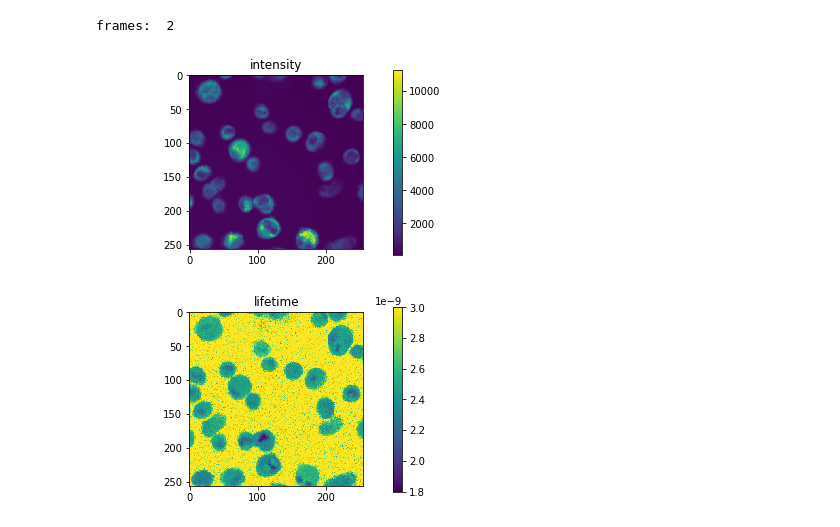
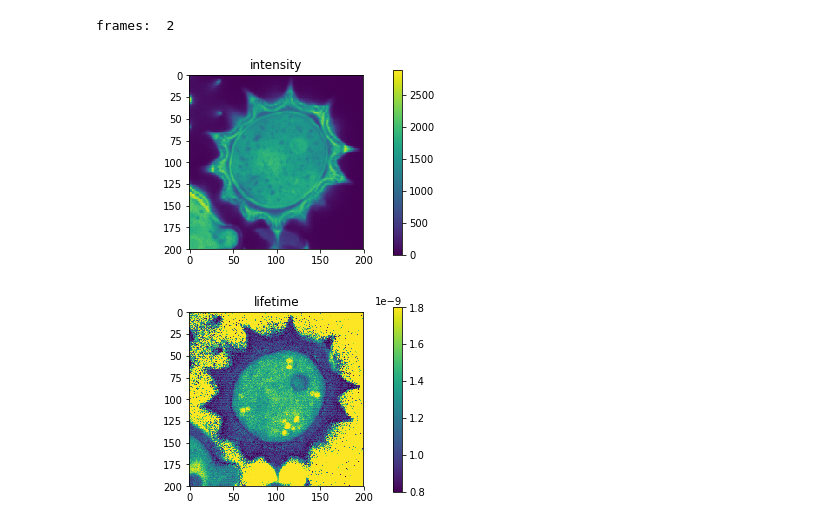
Before and after one commit to py-E-SIS/Notebooks, a Jupyter notebook: Import_SPT_tiff.ipynb, the cells around one changed output. Drawn from its saved outputs; the diff is of its cells as text; code cells hidden in the pictures.

Commit message:
with daisy pollen

```diff
--- a/Import_SPT_tiff.ipynb
+++ b/Import_SPT_tiff.ipynb
@@ -2,13 +2,20 @@
 #import numpy as np
 import matplotlib.pyplot as plt
 import pims
-# %%
-v = pims.TiffStack('test.tif')
-print('frames: ',len(v))
-intensity=v[0]
-lifetime=v[1]
-# %% [output]
-frames:  2
+# %%
+v = pims.TiffStack('daisy.tiff')
+
+print('frames: ',len(v))
+
+# the number of frames depends on what exactly the image is formed of. If the exported image is a
+# fastFLIM images the tiff file will contain 2 frames:
+# intensity
+# average lifetime (unfitted, this is the average photon arrival time)
+
+intensity=v[0]
+lifetime=v[1]
+# %% [output]
+frames:  2
 # %%
 fig = plt.figure(figsize=(6, 3.2))
 ax = fig.add_subplot(111)
@@ -23,19 +30,19 @@ cax.set_frame_on(False)
 plt.colorbar(orientation='vertical')
 plt.show()
 # %% [output]
-[figure, old version]
+[figure, new version]
 # %%
 fig = plt.figure(figsize=(6, 3.2))
 ax = fig.add_subplot(111)
 ax.set_title('lifetime')
-plt.imshow(lifetime,vmin=1.8E-9,vmax=3E-9) # This also sets the scale for the colormap to 1.8ns - 3ns
+plt.imshow(lifetime,vmin=.8E-9,vmax=1.8E-9) # This also sets the scale for the colormap to 1.8ns - 3ns
 ax.set_aspect('equal')
 cax = fig.add_axes([0.12, 0.1, 0.78, 0.8])
 cax.get_xaxis().set_visible(False)
 cax.get_yaxis().set_visible(False)
 cax.patch.set_alpha(0)
 cax.set_frame_on(False)
 plt.colorbar(orientation='vertical')
 plt.show()
 # %% [output]
-[figure, old version]
+[figure, new version]
```
